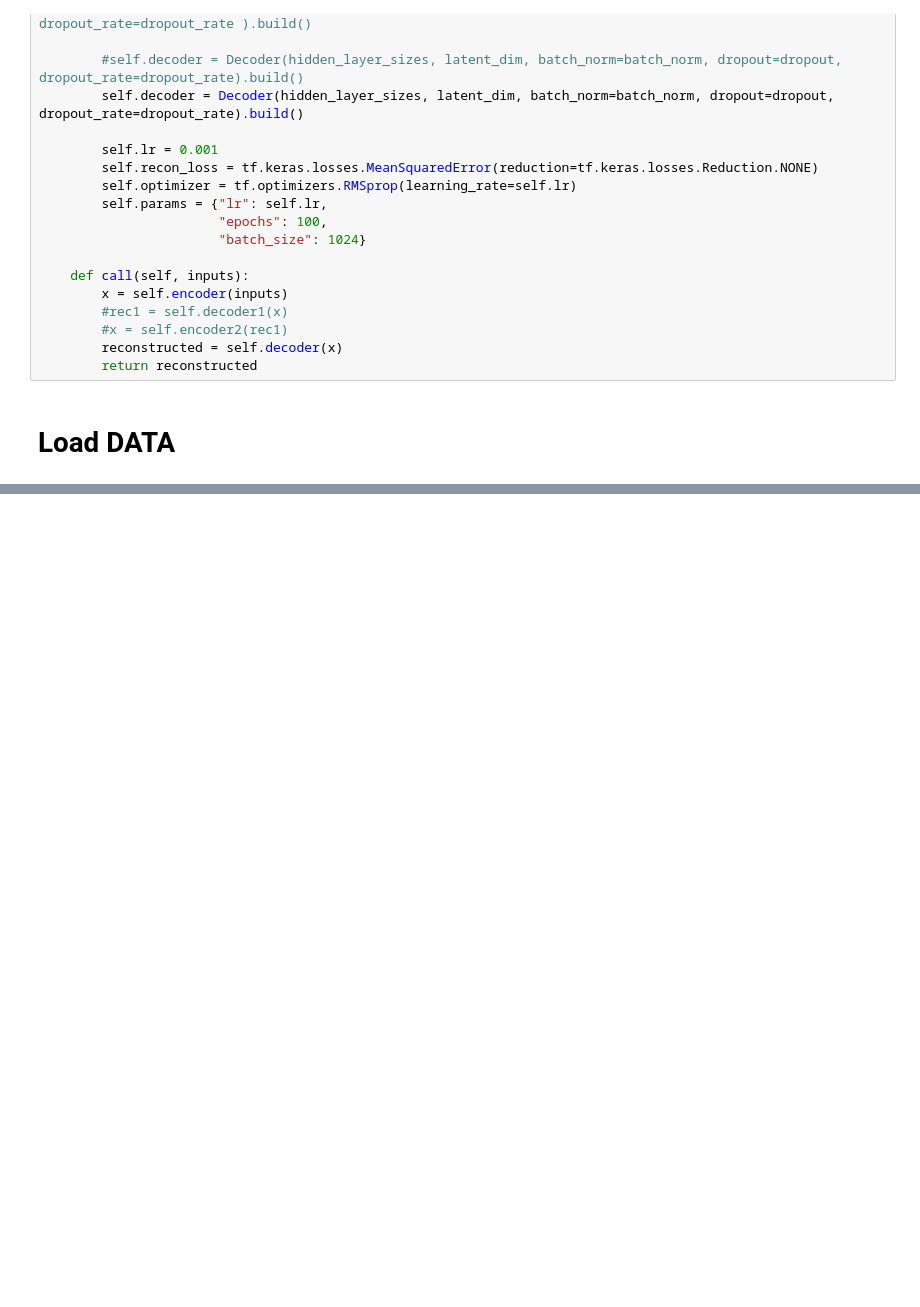
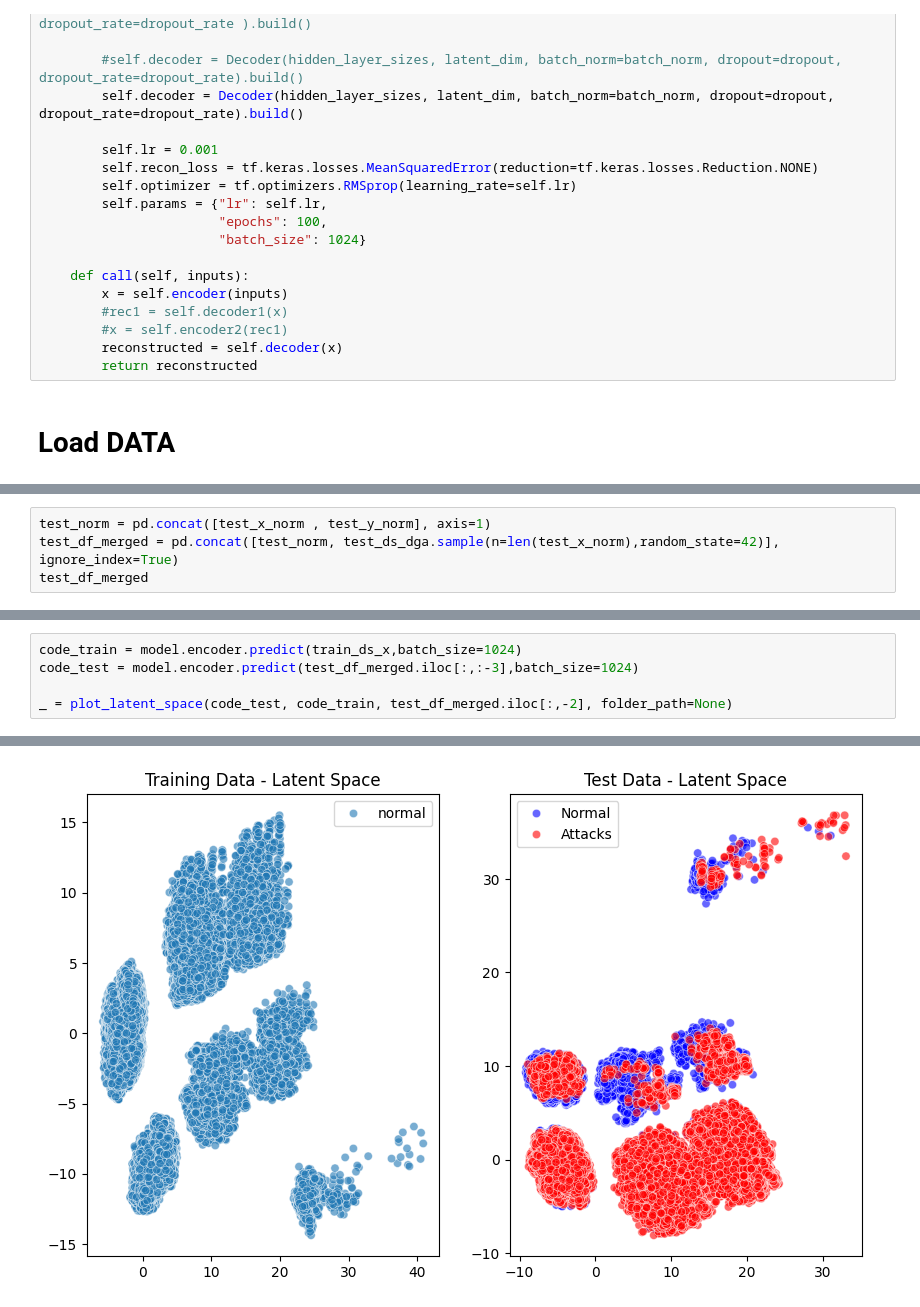
Before and after one commit to Nick-Buzz/fedxai4dga, a Jupyter notebook: Notebooks/Modeling/AutoEncoder_dga.ipynb, the cells around one changed output, grey strips where cells are left out. Drawn from its saved outputs; the diff is of its cells as text; blank space fills up the shorter version.

```diff
--- a/Notebooks/Modeling/AutoEncoder_dga.ipynb
+++ b/Notebooks/Modeling/AutoEncoder_dga.ipynb
@@ -545,0 +637,4 @@ train_ds[train_ds['Label']==0]
+# %%
+test_norm = pd.concat([test_x_norm , test_y_norm], axis=1)
+test_df_merged = pd.concat([test_norm, test_ds_dga.sample(n=len(test_x_norm),random_state=42)], ignore_index=True)
+test_df_merged
@@ -545,0 +699,6 @@ train_ds[train_ds['Label']==0]
+# %%
+code_train = model.encoder.predict(train_ds_x,batch_size=1024)
+code_test = model.encoder.predict(test_df_merged.iloc[:,:-3],batch_size=1024)
+
+_ = plot_latent_space(code_test, code_train, test_df_merged.iloc[:,-2], folder_path=None)
+# %% [output]
@@ -545,0 +707 @@ train_ds[train_ds['Label']==0]
+[figure, added]
```
Also changed, not shown: parts of 15 cells of this notebook.
